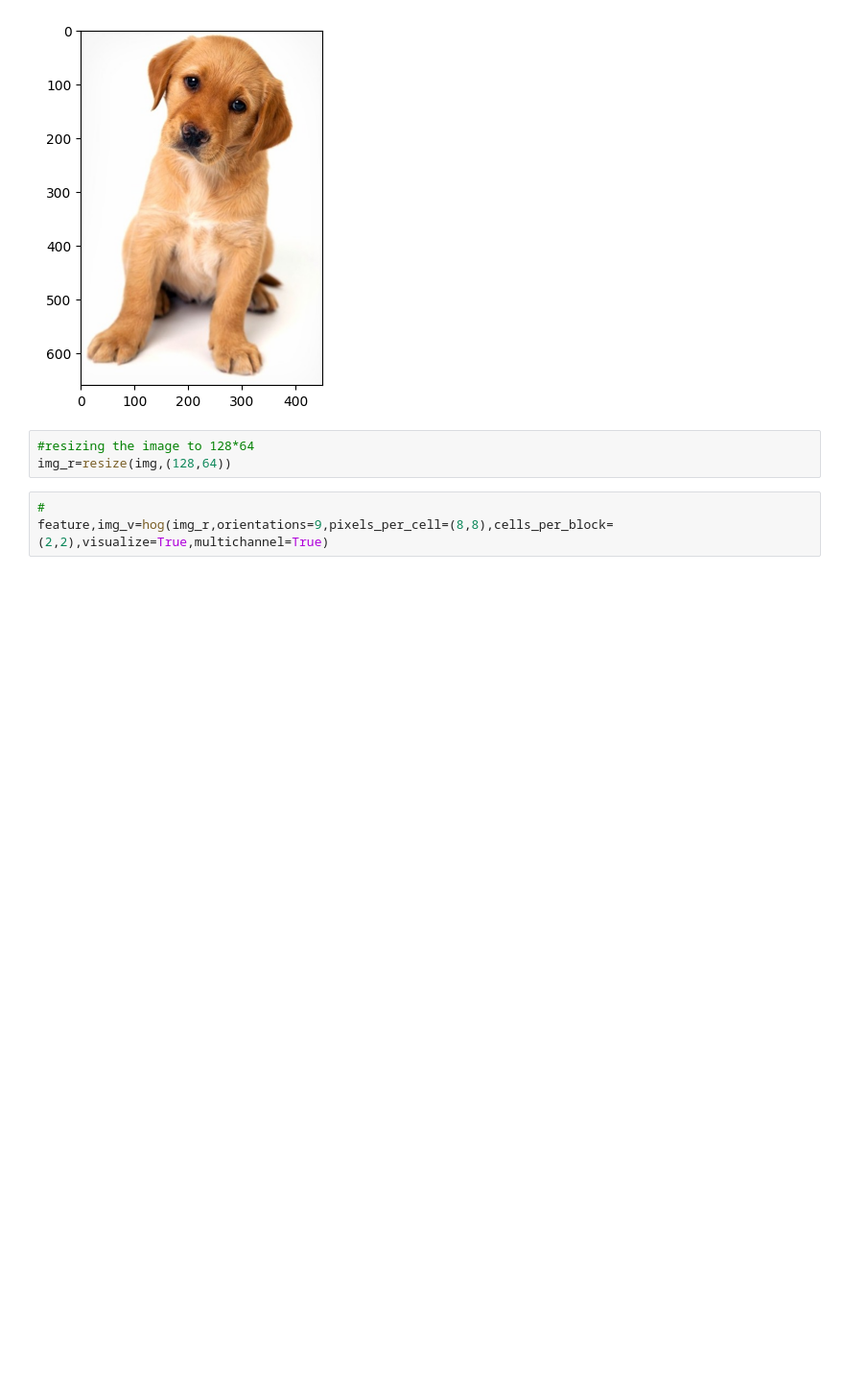
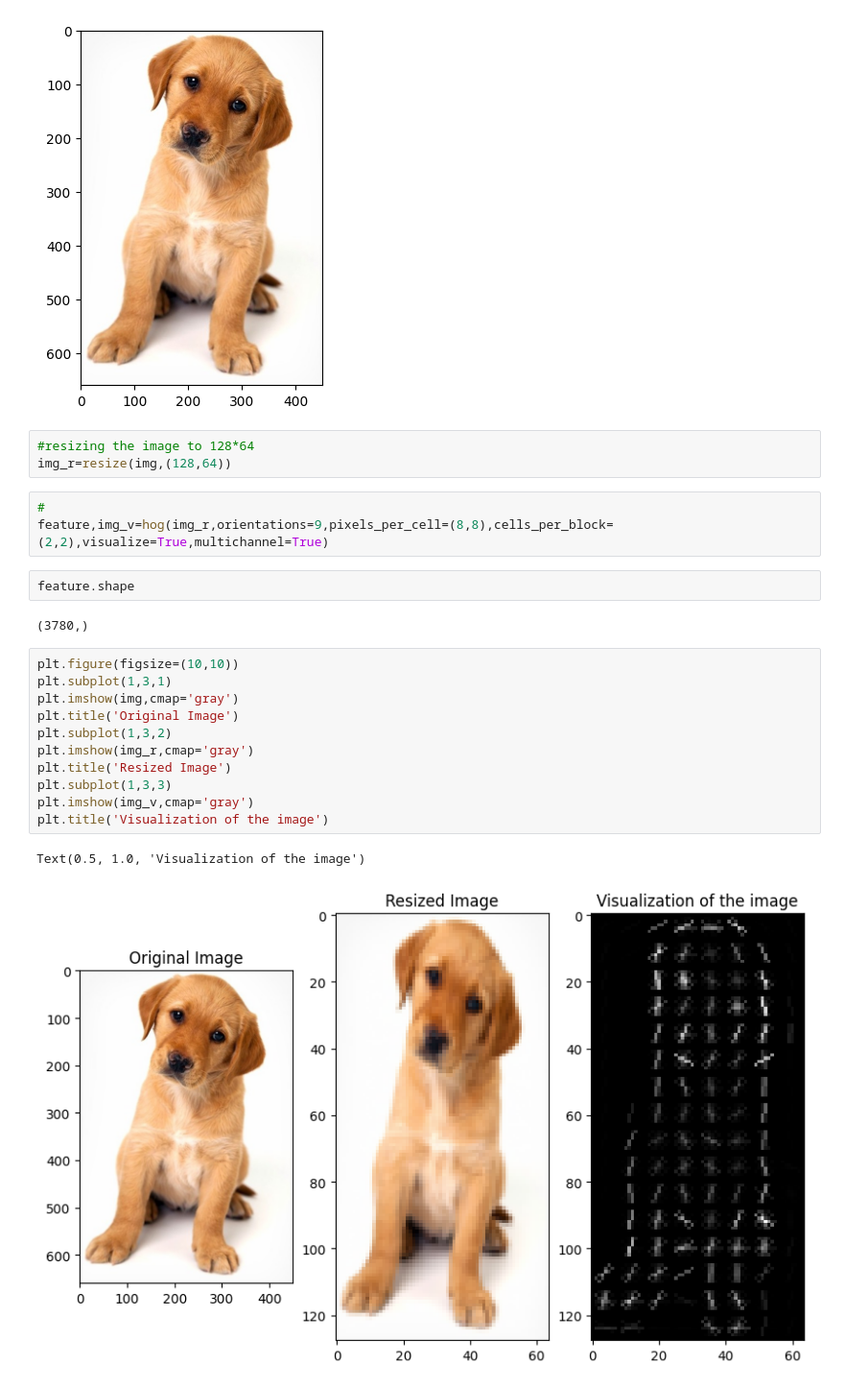
Before and after one commit to ChintzRuparel/Computer-Vision, a Jupyter notebook: Experiment3.ipynb, the cells around one changed output. Shown at 96% size. Drawn from its saved outputs; the diff is of its cells as text; blank space fills up the shorter version.

```diff
--- a/Experiment3.ipynb
+++ b/Experiment3.ipynb
@@ -32,3 +32,21 @@ img_r=resize(img,(128,64))
 # %%
 #
 feature,img_v=hog(img_r,orientations=9,pixels_per_cell=(8,8),cells_per_block=(2,2),visualize=True,multichannel=True)
+# %%
+feature.shape
+# %% [output]
+(3780,)
+# %%
+plt.figure(figsize=(10,10))
+plt.subplot(1,3,1)
+plt.imshow(img,cmap='gray')
+plt.title('Original Image')
+plt.subplot(1,3,2)
+plt.imshow(img_r,cmap='gray')
+plt.title('Resized Image')
+plt.subplot(1,3,3)
+plt.imshow(img_v,cmap='gray')
+plt.title('Visualization of the image')
+# %% [output]
+Text(0.5, 1.0, 'Visualization of the image')
+[figure, added]
```
